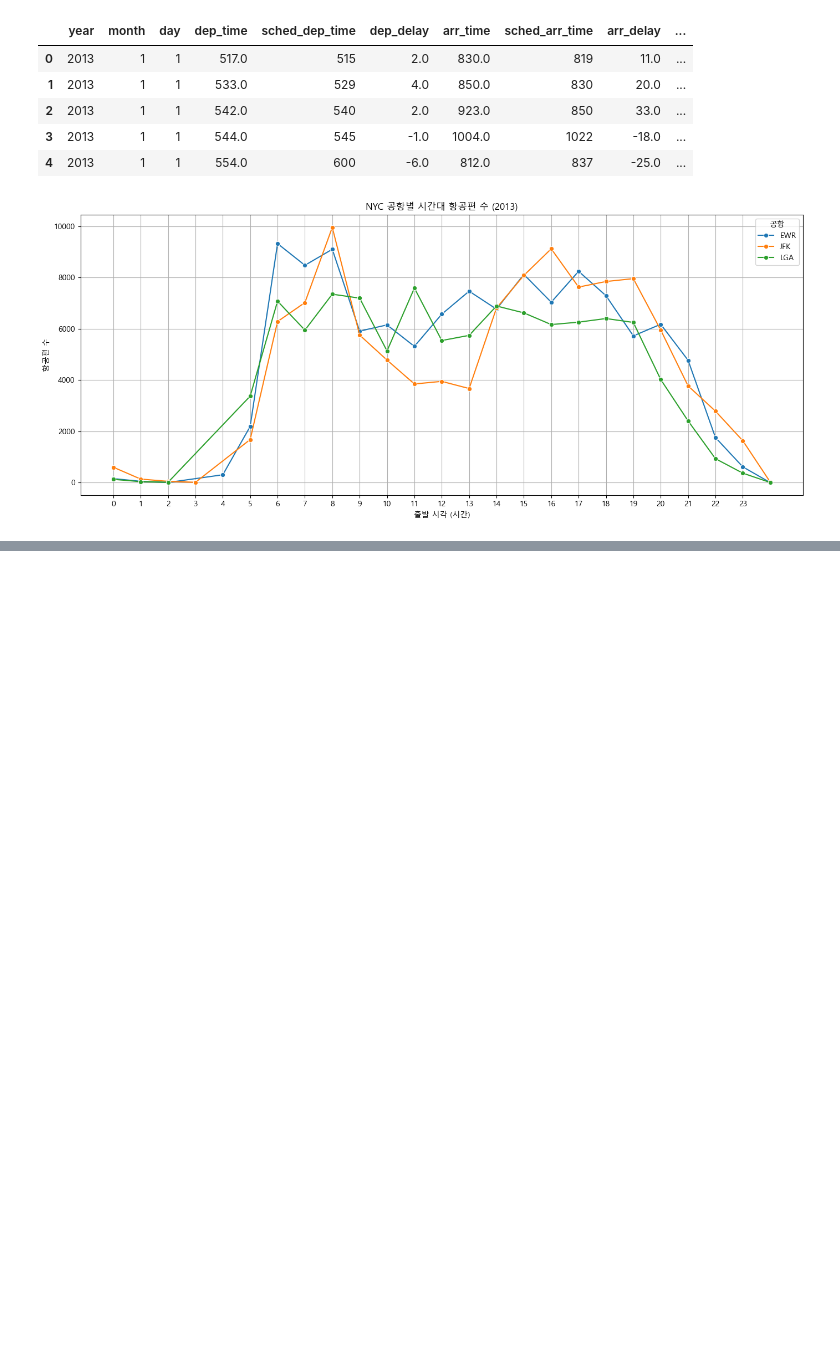
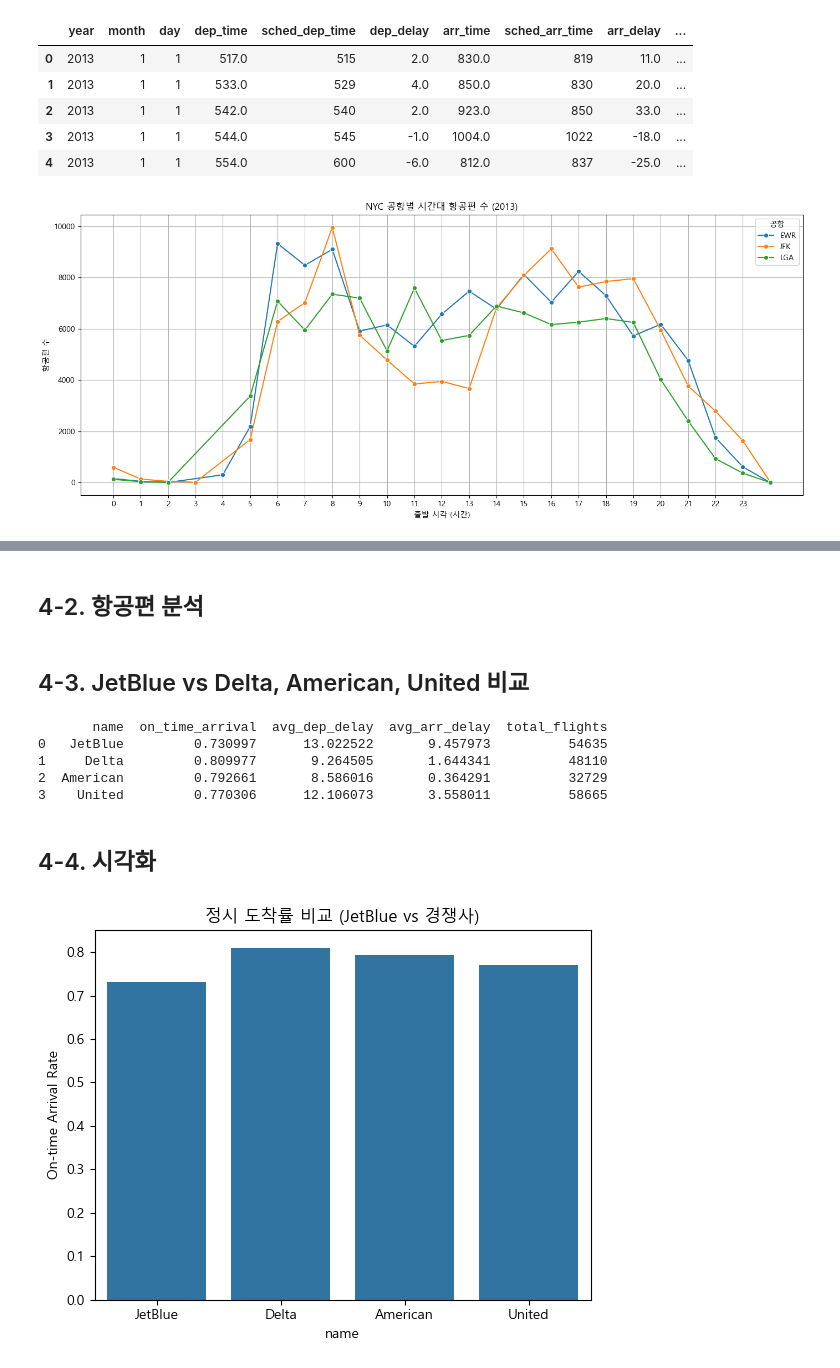
Before and after one commit to yeonduhaeyo/flights-project, a Jupyter notebook: data-analysis.ipynb, the cells around one changed output, grey strips where cells are left out. Saved outputs shown, nothing was run; the diff lists cells and outputs as text; code cells hidden in the pictures; blank space fills up the shorter version.

```diff
--- a/data-analysis.ipynb
+++ b/data-analysis.ipynb
@@ -364,0 +538,8 @@ plt.show()
+# %%
+import pandas as pd
+import seaborn as sns
+import matplotlib.pyplot as plt
+
+# 데이터 결합
+df = df_flights.merge(df_airlines, on='carrier', how='left')
+df.head()
@@ -364,0 +554,2 @@ plt.show()
+# %% [markdown]
+## 4-2. 항공편 분석
@@ -364,0 +592,36 @@ plt.show()
+# %% [markdown]
+## 4-3. JetBlue vs Delta, American, United 비교
+# %%
+# 정시율 비교 함수
+def get_on_time_stats(df, name):
+    return {
+        'name': name,
+        'on_time_arrival': (df['arr_delay'] <= 15).mean(),
+        'avg_dep_delay': df['dep_delay'].mean(),
+        'avg_arr_delay': df['arr_delay'].mean(),
+        'total_flights': len(df)
+    }
+
+stats = pd.DataFrame([
+    get_on_time_stats(jetblue, 'JetBlue'),
+    get_on_time_stats(delta, 'Delta'),
+    get_on_time_stats(american, 'American'),
+    get_on_time_stats(united, 'United')
+])
+
+print(stats)
+# %% [output]
+       name  on_time_arrival  avg_dep_delay  avg_arr_delay  total_flights
+0   JetBlue         0.730997      13.022522       9.457973          54635
+1     Delta         0.809977       9.264505       1.644341          48110
+2  American         0.792661       8.586016       0.364291          32729
+3    United         0.770306      12.106073       3.558011          58665
+# %% [markdown]
+## 4-4. 시각화
+# %%
+sns.barplot(data=stats, x='name', y='on_time_arrival')
+plt.title('정시 도착률 비교 (JetBlue vs 경쟁사)')
+plt.ylabel('On-time Arrival Rate')
+plt.show()
+# %% [output]
+[figure, added]
```
Also changed, not shown: parts of 28 cells of this notebook, 45 other files.
